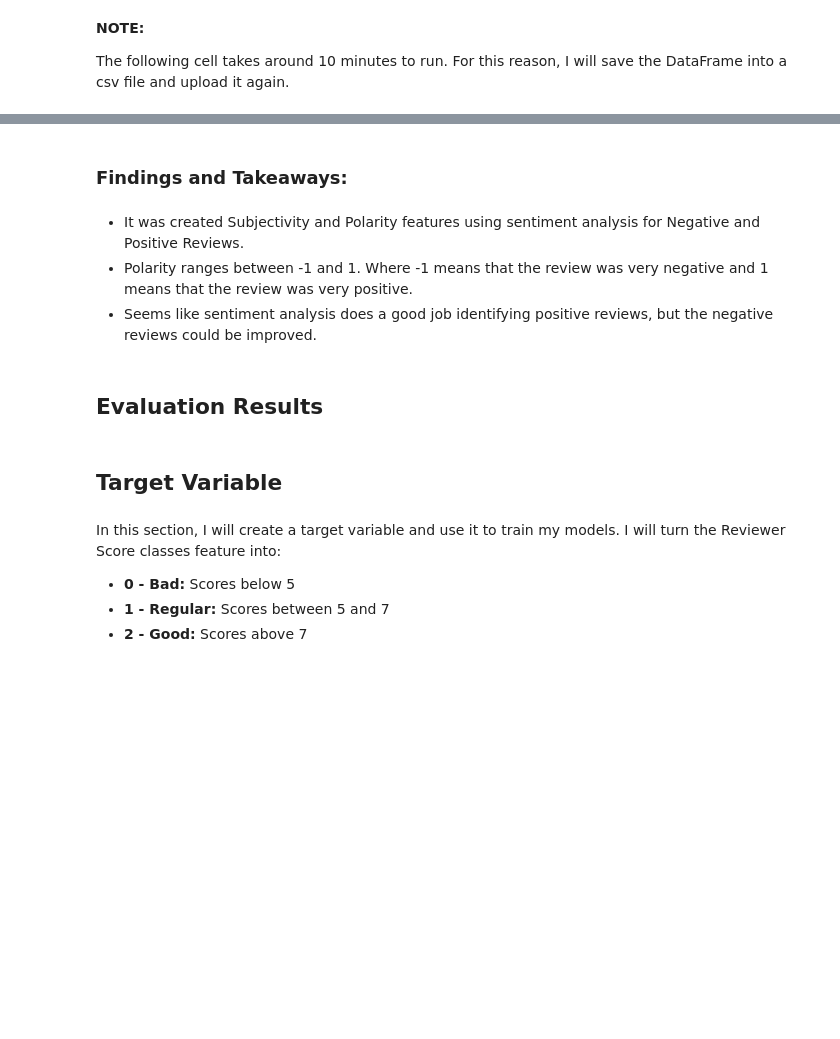
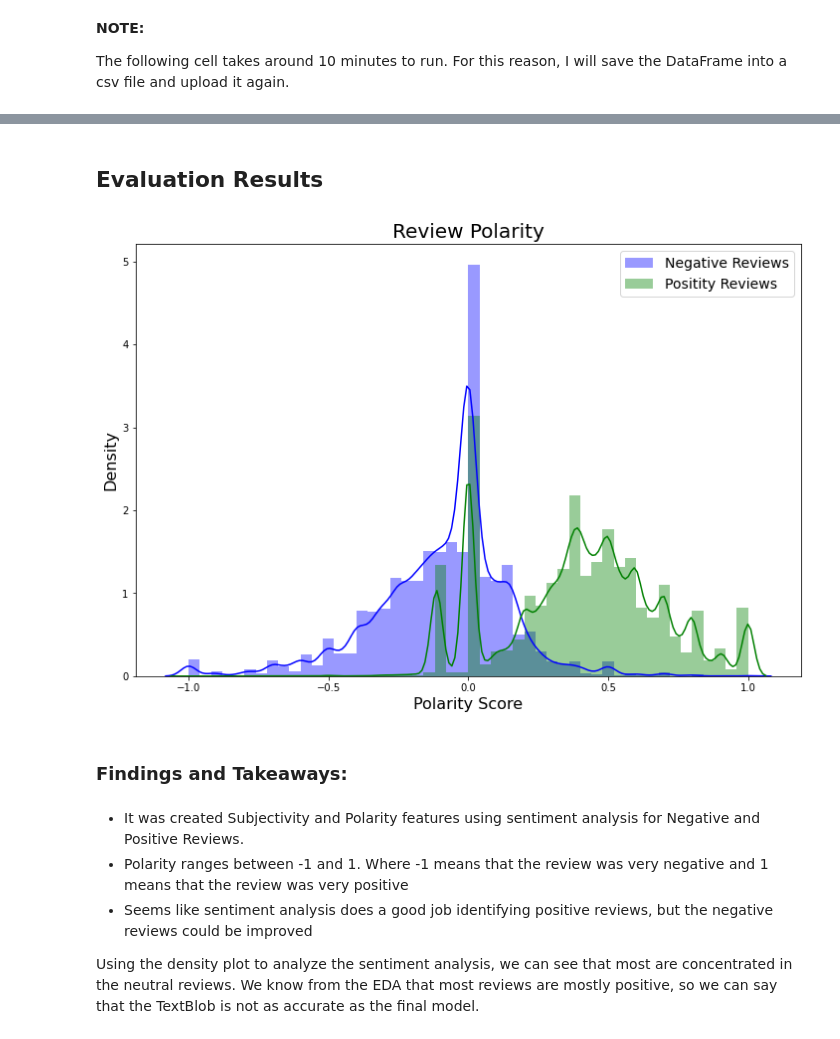
Before and after one commit to ismael-araujo/Hotel-Reviews-Analysis-Using-NLP, a Jupyter notebook: preprossessing/sentiment-analysis.ipynb, the cells around one changed output, grey strips where cells are left out. Cells and saved outputs as stored; diff of their text form; code cells hidden in the pictures; blank space fills up the shorter version.

```diff
--- a/preprossessing/sentiment-analysis.ipynb
+++ b/preprossessing/sentiment-analysis.ipynb
@@ -44,7 +66,7 @@ The following cell takes around 10 minutes to run. For this reason, I will save
 # df.to_csv("../csv/sentiment_analysis.csv")
 # %%
 # Importing DataFrame with new Polarity column
-df = pd.read_csv("../csv/sentiment_analysis.csv", index_col=0)
+df = pd.read_csv("../csv/df_sentiment_analysis.csv", index_col=0)
 # %%
 # Creating function to classify the Sentiment Analysis
 df['Sent_Analysis_Neg'] = df['Polarity_Net'].apply(lambda x: 0 if x < 0 else 1 if x > -0.1 and x < 0.1 else 2)
@@ -61,16 +74,27 @@ df.head()
+# %%
+df['Score'] = df['Reviewer_Score'].apply(lambda x: 0 if x < 6 else 1)
+# %% [markdown]
+## Evaluation Results
+# %%
+# Creating density plot for the labels polaritu scores
+plt.figure(figsize=(12, 8))
+ax = sns.distplot(df['Polarity_Net'][df['Score'] == 0], label='Negative Reviews', color='blue')
+ax = sns.distplot(df['Polarity_Pos'][df['Score'] == 1], label='Positity Reviews', color='green')
+
+# Setting label, title and legend
+ax.set_title('Review Polarity', fontsize=20)
+ax.set_ylabel('Density', fontsize=16)
+ax.set_xlabel('Polarity Score', fontsize=16)
+ax.legend(prop=dict(size=14))
+plt.savefig('../images/sentiment_analysis.png', bbox_inches = "tight", pad_inches=.5, dpi=300)
+plt.show()
+# %% [output]
+[figure, added]
 # %% [markdown]
 ### Findings and Takeaways:
 # %% [markdown]
 - It was created Subjectivity and Polarity features using sentiment analysis for Negative and Positive Reviews.
-- Polarity ranges between -1 and 1. Where -1 means that the review was very negative and 1 means that the review was very positive.
-- Seems like sentiment analysis does a good job identifying positive reviews, but the negative reviews could be improved.
+- Polarity ranges between -1 and 1. Where -1 means that the review was very negative and 1 means that the review was very positive
+- Seems like sentiment analysis does a good job identifying positive reviews, but the negative reviews could be improved
+
+Using the density plot to analyze the sentiment analysis, we can see that most are concentrated in the neutral reviews. We know from the EDA that most reviews are mostly positive, so we can say that the TextBlob is not as accurate as the final model.
-# %% [markdown]
-## Evaluation Results
-# %% [markdown]
-## Target Variable
-# %% [markdown]
-In this section, I will create a target variable and use it to train my models. I will turn the Reviewer Score classes feature into:
-
-- <b>0 - Bad:</b> Scores below 5
-- <b>1 - Regular:</b> Scores between 5 and 7
-- <b>2 - Good:</b> Scores above 7
```
Also changed, not shown: parts of 7 cells of this notebook, 3 other files.
